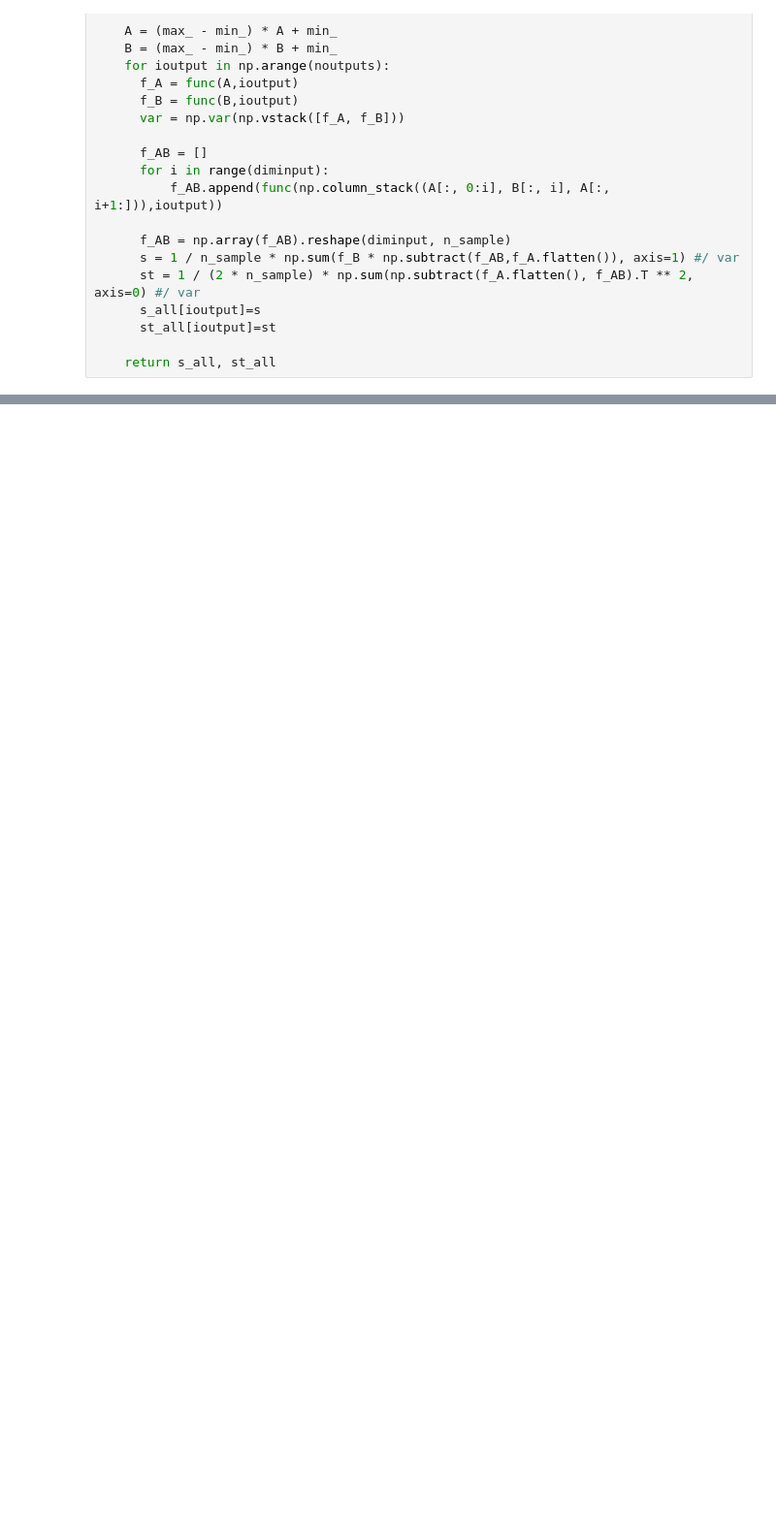
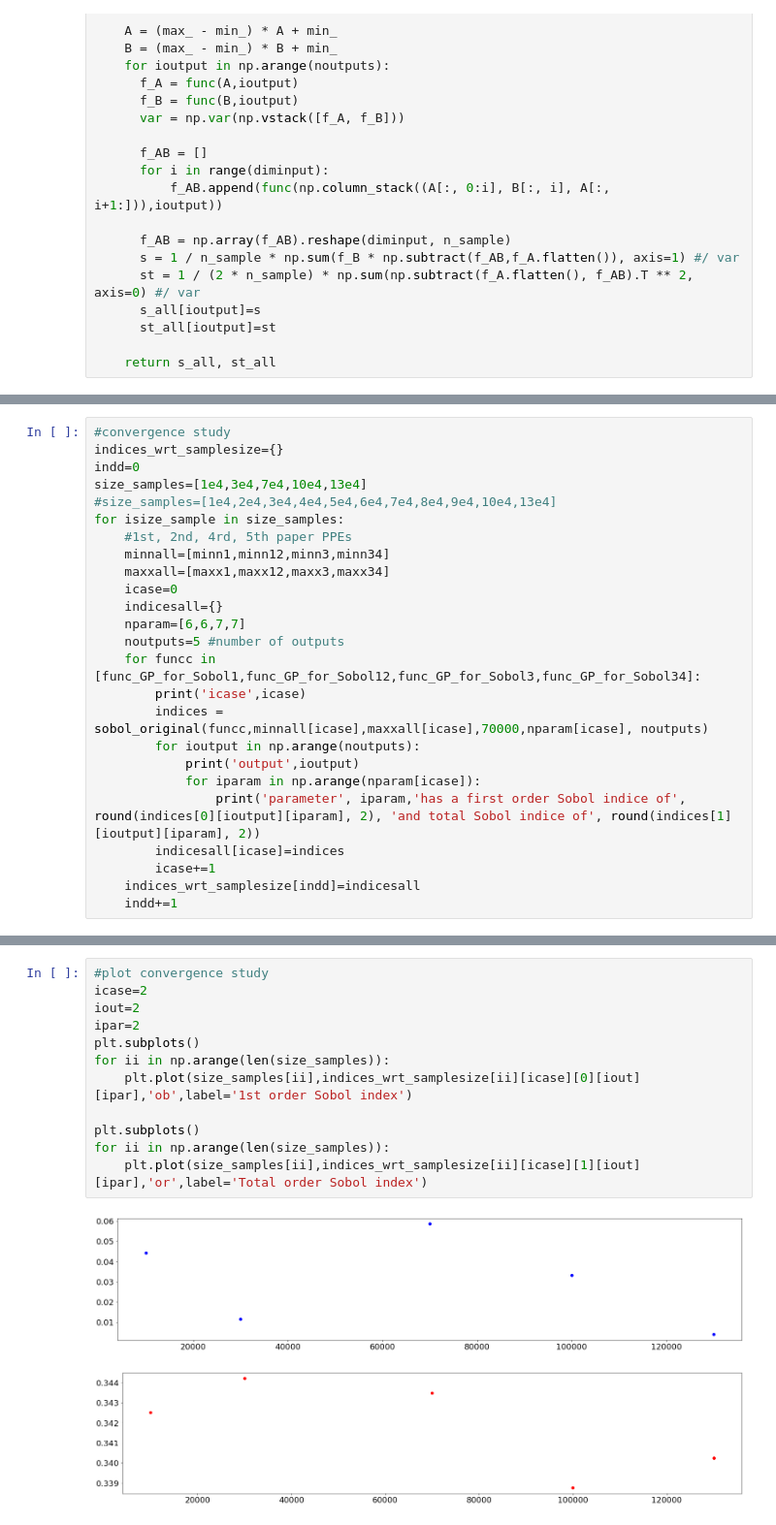
Before and after one commit to Paulinebonnet111/bonnet23_gmd_automatic_tuning_atm_paper, a Jupyter notebook: Paper_clean_code/D-read_and_analyze_output_data/1_Hyperparameter_tuning_SobolAnalysis.ipynb, the cells around one changed output, grey strips where cells are left out. Shown: that part at 97% size. Drawn from its saved outputs; the diff is of its cells as text; blank space fills up the shorter version.

```diff
--- a/Paper_clean_code/D-read_and_analyze_output_data/1_Hyperparameter_tuning_SobolAnalysis.ipynb
+++ b/Paper_clean_code/D-read_and_analyze_output_data/1_Hyperparameter_tuning_SobolAnalysis.ipynb
@@ -1481,0 +1513,25 @@ for icase in np.arange(ncase):
+# %%
+#convergence study
+indices_wrt_samplesize={}
+indd=0
+size_samples=[1e4,3e4,7e4,10e4,13e4]
+#size_samples=[1e4,2e4,3e4,4e4,5e4,6e4,7e4,8e4,9e4,10e4,13e4]
+for isize_sample in size_samples:
+    #1st, 2nd, 4rd, 5th paper PPEs
+    minnall=[minn1,minn12,minn3,minn34]
+    maxxall=[maxx1,maxx12,maxx3,maxx34]
+    icase=0
+    indicesall={}
+    nparam=[6,6,7,7]
+    noutputs=5 #number of outputs
+    for funcc in [func_GP_for_Sobol1,func_GP_for_Sobol12,func_GP_for_Sobol3,func_GP_for_Sobol34]:
+        print('icase',icase)
+        indices = sobol_original(funcc,minnall[icase],maxxall[icase],70000,nparam[icase], noutputs)
+        for ioutput in np.arange(noutputs):
+            print('output',ioutput)
+            for iparam in np.arange(nparam[icase]):
+                print('parameter', iparam,'has a first order Sobol indice of',  round(indices[0][ioutput][iparam], 2), 'and total Sobol indice of', round(indices[1][ioutput][iparam], 2))
+        indicesall[icase]=indices
+        icase+=1
+    indices_wrt_samplesize[indd]=indicesall
+    indd+=1
@@ -1481,0 +1556,15 @@ for icase in np.arange(ncase):
+# %%
+#plot convergence study
+icase=2
+iout=2
+ipar=2
+plt.subplots()
+for ii in np.arange(len(size_samples)):
+    plt.plot(size_samples[ii],indices_wrt_samplesize[ii][icase][0][iout][ipar],'ob',label='1st order Sobol index')
+
+plt.subplots()
+for ii in np.arange(len(size_samples)):
+    plt.plot(size_samples[ii],indices_wrt_samplesize[ii][icase][1][iout][ipar],'or',label='Total order Sobol index')
+# %% [output]
+[figure, added]
+[figure, added]
```
Also changed, not shown: parts of 13 cells of this notebook, 4 other files.
